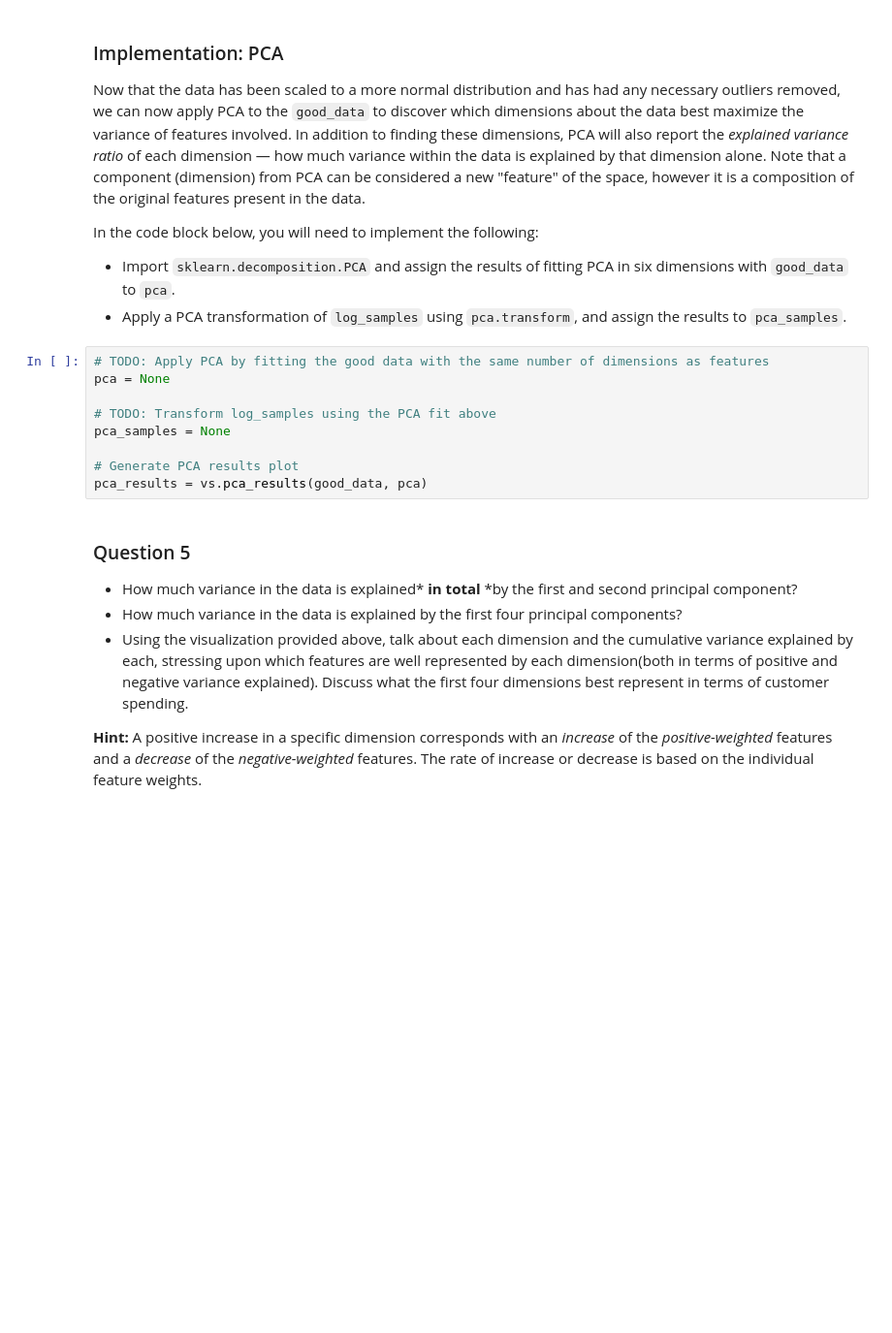
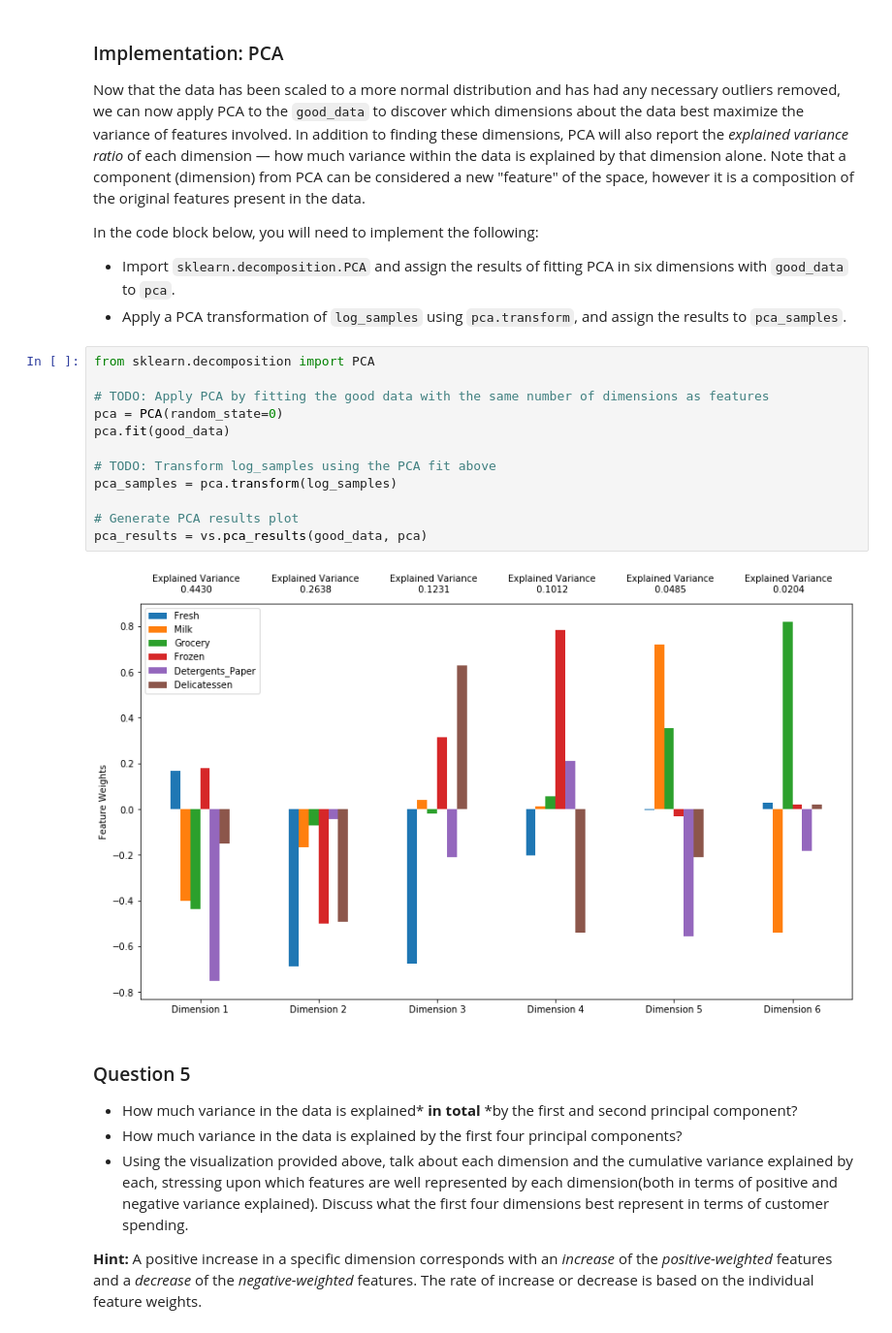
Before and after one commit to ZhukovGreen/machine-learning, a Jupyter notebook: projects/customer_segments/customer_segments.ipynb, the cells around one changed output. Shown: that part at 97% size. Cells and saved outputs as stored; diff of their text form; blank space fills up the shorter version.

```diff
--- a/projects/customer_segments/customer_segments.ipynb
+++ b/projects/customer_segments/customer_segments.ipynb
@@ -360,14 +360,19 @@ In the code block below, you will need to implement the following:
  - Import `sklearn.decomposition.PCA` and assign the results of fitting PCA in six dimensions with `good_data` to `pca`.
  - Apply a PCA transformation of `log_samples` using `pca.transform`, and assign the results to `pca_samples`.
 # %%
+from sklearn.decomposition import PCA
+
 # TODO: Apply PCA by fitting the good data with the same number of dimensions as features
-pca = None
+pca = PCA(random_state=0)
+pca.fit(good_data)
 
 # TODO: Transform log_samples using the PCA fit above
-pca_samples = None
+pca_samples = pca.transform(log_samples)
 
 # Generate PCA results plot
 pca_results = vs.pca_results(good_data, pca)
+# %% [output]
+[figure, added]
 # %% [markdown]
 ### Question 5
 
```
Also changed, not shown: parts of 2 cells of this notebook.
